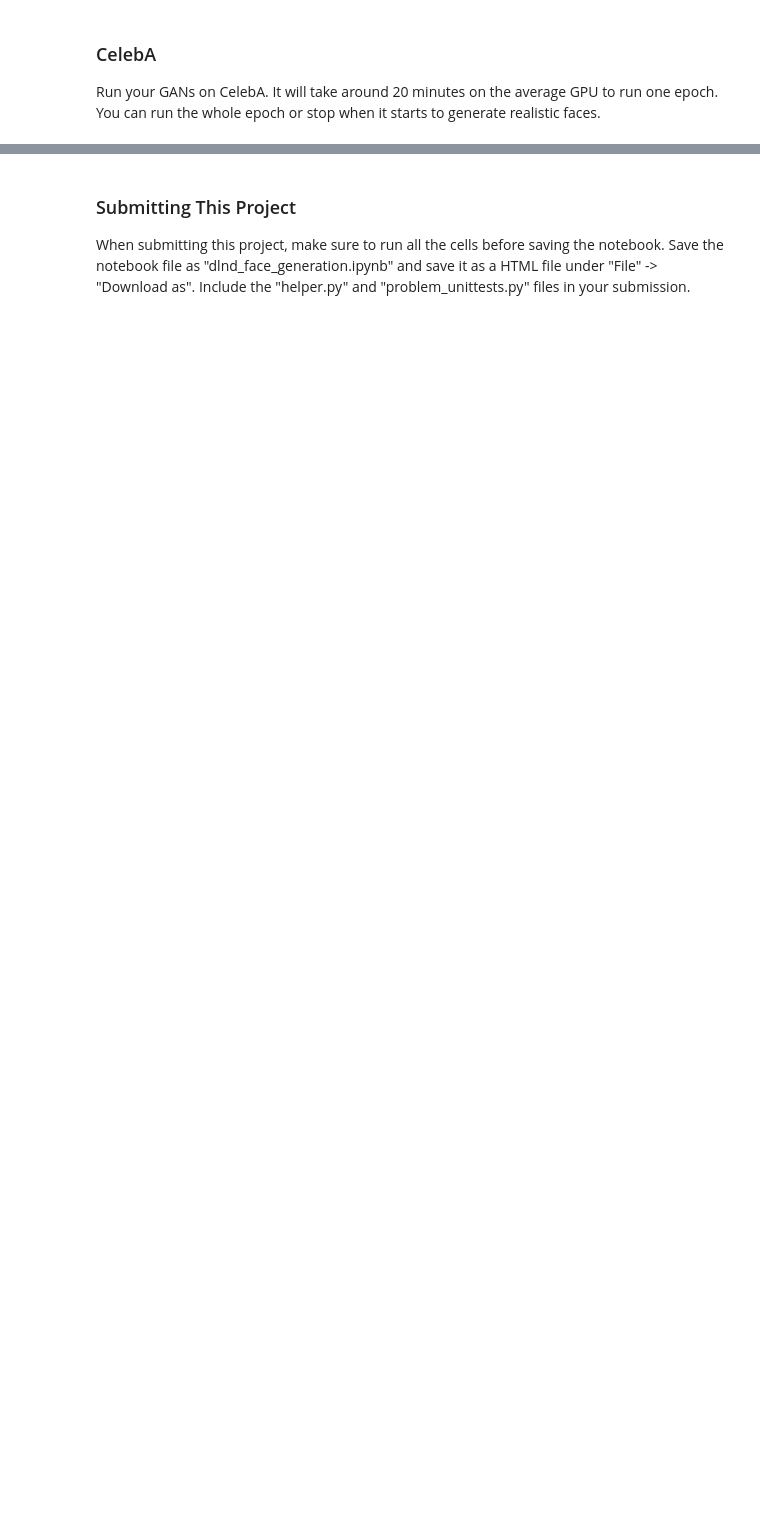
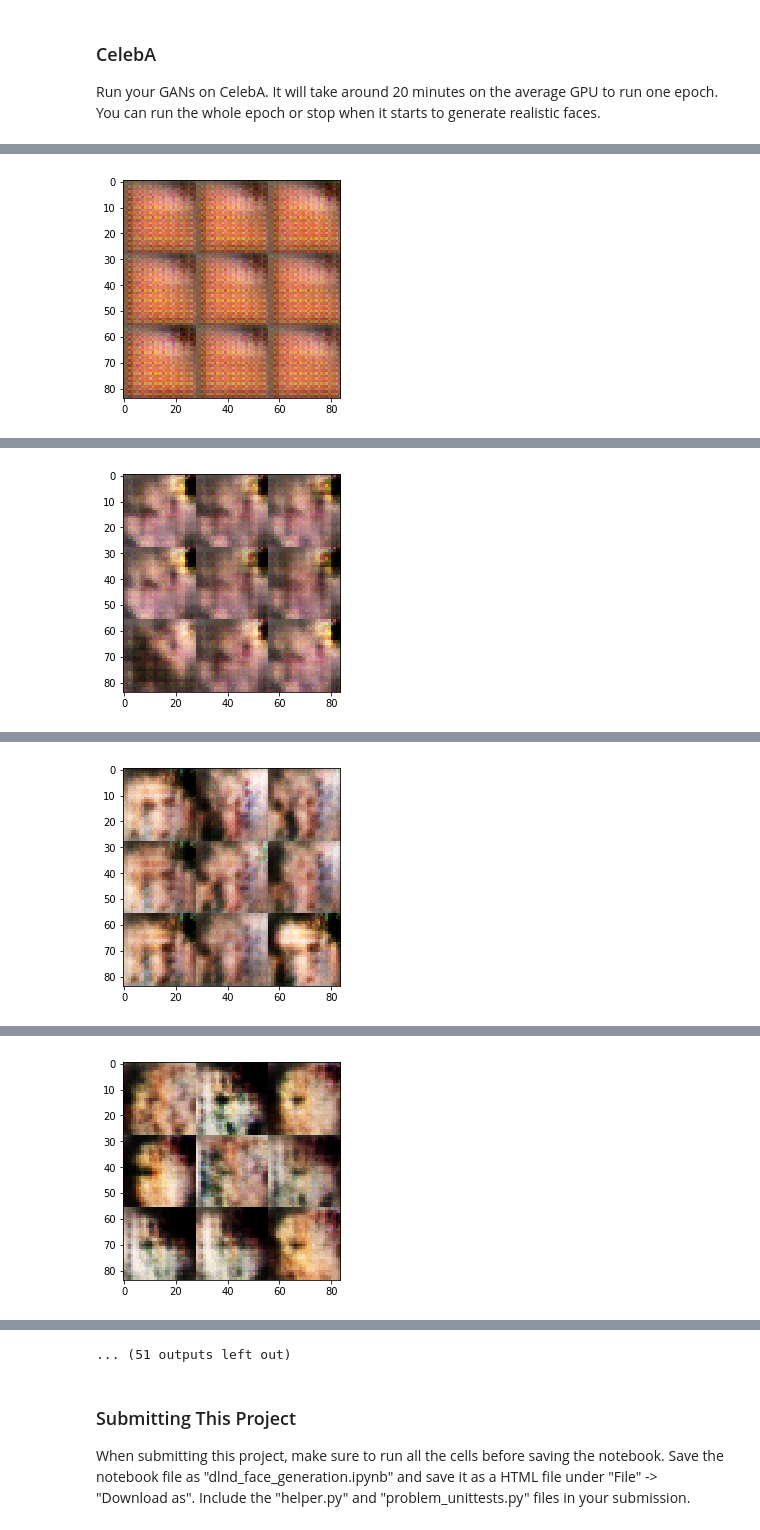
Before and after one commit to pranay-agr/Deep-Learning, a Jupyter notebook: Project 5 /dlnd_face_generation.ipynb, the cells around one changed output, grey strips where cells are left out. Saved outputs shown, nothing was run; the diff lists cells and outputs as text; code cells hidden in the pictures; blank space fills up the shorter version.

```diff
--- a/Project 5 /dlnd_face_generation.ipynb
+++ b/Project 5 /dlnd_face_generation.ipynb
@@ -344,13 +345,11 @@ def train(epoch_count, batch_size, z_dim, learning_rate, beta1, get_batches, dat
     :param data_image_mode: The image mode to use for images ("RGB" or "L")
     """
     # TODO: Build Model
-    tf.reset_default_graph()
-
     image, Zinput, learn_rate = model_inputs(data_shape[1], data_shape[2], data_shape[3], z_dim)
 
     d_loss, g_loss = model_loss(image, Zinput, data_shape[3])
 
-    d_train_opt, g_train_opt = model_opt(d_loss, g_loss, learning_rate, beta1)
+    d_train_opt, g_train_opt = model_opt(d_loss, g_loss, learn_rate, beta1)
 
     steps = 0
 
@@ -361,23 +360,26 @@ def train(epoch_count, batch_size, z_dim, learning_rate, beta1, get_batches, dat
                 # TODO: Train Model
                 #for x, y in dataset.batches(batch_size):
                 steps += 1
-
                 # TODO: Train Model
-                batch_images = batch_images.reshape(batch_size, data_shape[1], data_shape[2], data_shape[3])
-                batch_images = batch_images*2 -1
+                #batch_images = batch_images.reshape(batch_size, data_shape[1], data_shape[2], data_shape[3])
+                batch_images = batch_images*2
 
                 # Sample random noise for G
-                batch_z = np.random.uniform(-1, 1, size=(batch_size, z_dim))
+                batch_z = np.random.uniform(low =-1, high = 1, size=(batch_size, z_dim))
 
-                _ = sess.run(d_train_opt, feed_dict={image: batch_images, Zinput: batch_z})
-                _ = sess.run(g_train_opt, feed_dict={Zinput: batch_z})
+                _ = sess.run(d_train_opt, feed_dict={image: batch_images, Zinput: batch_z, learn_rate: learning_rate})
+
+                _ = sess.run(g_train_opt, feed_dict={image: batch_images, Zinput: batch_z, learn_rate: learning_rate})
+
+                if steps % 10 == 0:
+                    train_loss_d = d_loss.eval({image: batch_images, Zinput: batch_z})
+                    train_loss_g = g_loss.eval({Zinput: batch_z, image: batch_images})
+                    print("Epoch {}/{}...".format(epoch_i+1, epoch_count),
+                          "Discriminator Loss: {:.4f}...".format(train_loss_d),
+                          "Generator Loss: {:.4f}".format(train_loss_g))
 
                 if steps % 100 == 0:
-                    train_loss_d = sess.run(d_loss, feed_dict={image: batch_images, Zinput: batch_z})
-                    train_loss_g = g_loss.eval({Zinput: batch_z})
-
-                if steps % 100 == 0:
-                    show_generator_output(sess, 10, z_noise, data_shape[3], data_image_mode)
+                    show_generator_output(sess, 10, Zinput, data_shape[3], data_image_mode)
 # %% [markdown]
 ### MNIST
 Test your GANs architecture on MNIST.  After 2 epochs, the GANs should be able to generate images that look like handwritten digits.  Make sure the loss of the generator is lower than the loss of the discriminator or close to 0.
@@ -403,10 +475,10 @@ IndexError: list index out of range
 ### CelebA
 Run your GANs on CelebA.  It will take around 20 minutes on the average GPU to run one epoch.  You can run the whole epoch or stop when it starts to generate realistic faces.
 # %%
-batch_size = None
-z_dim = None
-learning_rate = None
-beta1 = None
+batch_size = 64
+z_dim = 100
+learning_rate = 0.0005
+beta1 = 0.5
 
 
 """
@@ -418,3 +490,4 @@ celeba_dataset = helper.Dataset('celeba', glob(os.path.join(data_dir, 'img_align
 with tf.Graph().as_default():
     train(epochs, batch_size, z_dim, learning_rate, beta1, celeba_dataset.get_batches,
           celeba_dataset.shape, celeba_dataset.image_mode)
+# %% [output]
@@ -420,0 +504 @@ with tf.Graph().as_default():
+[figure, added]
@@ -420,0 +515 @@ with tf.Graph().as_default():
+[figure, added]
@@ -420,0 +526 @@ with tf.Graph().as_default():
+[figure, added]
@@ -420,0 +537 @@ with tf.Graph().as_default():
+[figure, added]
@@ -421,3 +560,4 @@ with tf.Graph().as_default():
+... (51 outputs left out)
 # %% [markdown]
 ### Submitting This Project
 When submitting this project, make sure to run all the cells before saving the notebook. Save the notebook file as "dlnd_face_generation.ipynb" and save it as a HTML file under "File" -> "Download as". Include the "helper.py" and "problem_unittests.py" files in your submission.
```
Also changed, not shown: parts of 3 cells of this notebook, 1 other file.
